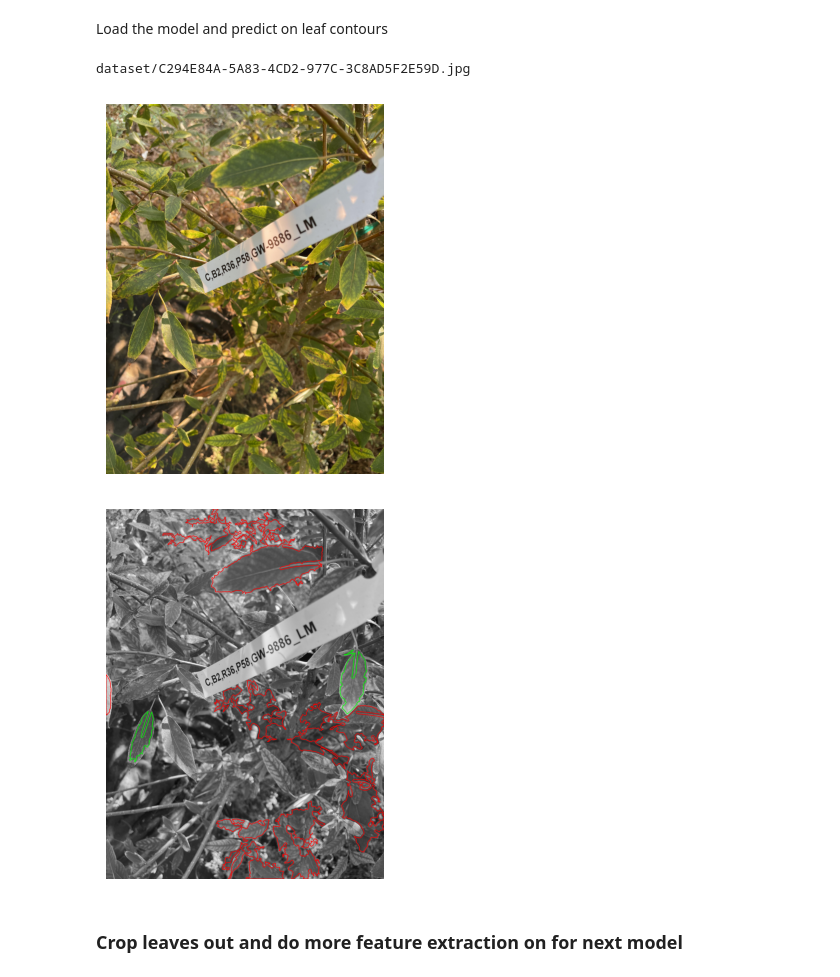
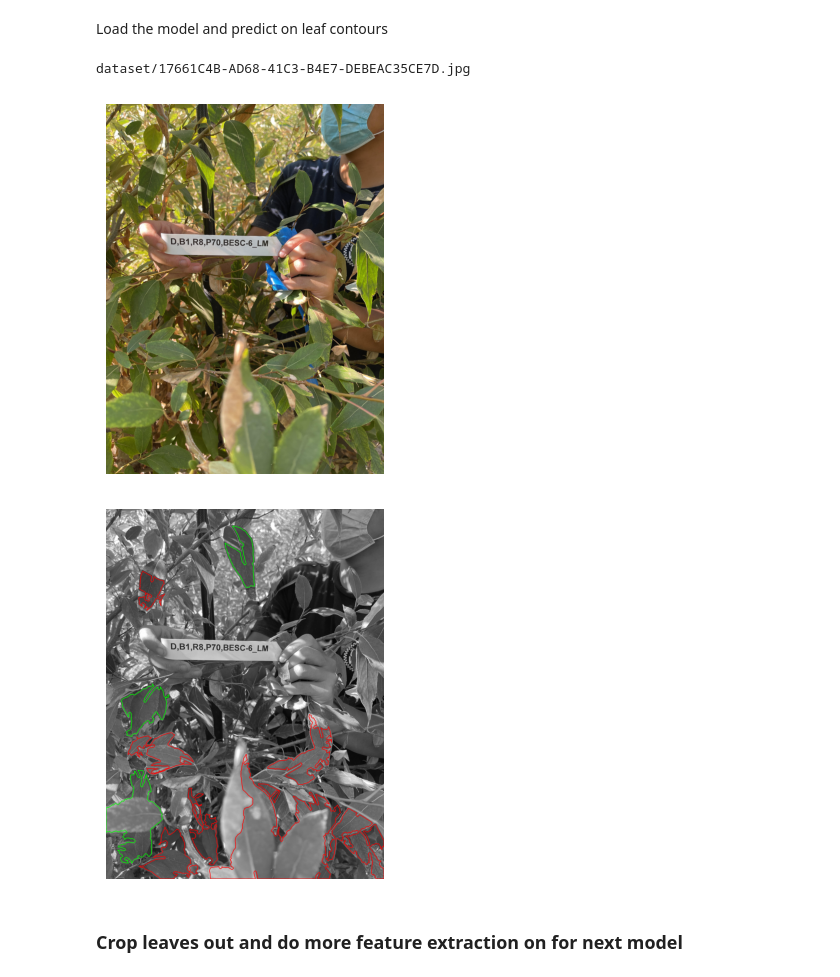
Before and after one commit to vivaansinghvi07/smoky-mountain-data-comp, a Jupyter notebook: step2.ipynb, the cells around one changed output. Drawn from its saved outputs; the diff is of its cells as text; code cells hidden in the pictures.

```diff
--- a/step2.ipynb
+++ b/step2.ipynb
@@ -125,17 +126,16 @@ def draw_contours(contours: list[cv2.Contour], img: cv2.Image, mode: str = "rand
     """ Draw contours onto an image with random colors """
     draw_img = img.copy()
     for contour in contours:
-        match mode:
-            case "random":
-                color = tuple(random.randint(150, 255) for _ in range(3))
-            case "red":
-                color = (0, 0, 255)
-            case "blue":
-                color = (255, 0, 0)
-            case "green":
-                color = (0, 255, 0)
-            case _:
-                raise Exception("Invalid color mode.")
+        if mode == "random":
+            color = tuple(random.randint(150, 255) for _ in range(3))
+        elif mode == "red":
+            color = (0, 0, 255)
+        elif mode == "blue":
+            color = (255, 0, 0)
+        elif mode == "green":
+            color = (0, 255, 0)
+        else:
+            raise Exception("Invalid color mode.")
         draw_img = cv2.drawContours(draw_img, [contour], -1, color, 5)
     return draw_img
 
@@ -323,36 +323,42 @@ Load the model and predict on leaf contours
 # %%
 def load_models() -> tuple[RandomForestClassifier, StandardScaler]:
     with open("leaf_identification/model.pkl", 'rb') as f:
         model = pickle.load(f)
     with open("leaf_identification/scaler.pkl", 'rb') as f:
         scaler = pickle.load(f)
     return (model, scaler)
 
 # passes contours through a filter to see the real leaves
 def find_real_leaf_contours(img: cv2.Image, model: RandomForestClassifier, scaler: StandardScaler) -> list[cv2.Contour]:
     """ Filters contours through a ML model, returns the 'leaf' contours sorted by highest to lowest confidence """
+
+    CONF_THRESHOLD = 0.70
+
+    # get possible contours, extract features, and predict leaf or not
     contours = get_leaf_contours(img)
     features = scaler.transform(pd.DataFrame([*map(get_features, contours)]))
     predictions = model.predict_proba(features)
+
+    # sift through contours and get the leaves that have the highest chance
     real_contours, bad_contours = [], []
     for cntr, [_, prob_true] in zip(contours, predictions):
-        if prob_true > 0.50: real_contours.append([cntr, prob_true])
+        if prob_true > CONF_THRESHOLD: real_contours.append([cntr, prob_true])
         else: bad_contours.append(cntr)
     sorted_real_contours = [i[0] for i in sorted(real_contours, key=lambda x: x[1], reverse=True)]
     return sorted_real_contours, bad_contours
 
 # loads the ML models and image
-MODEL, SCALER = load_models()
-img = get_image('dataset/C294E84A-5A83-4CD2-977C-3C8AD5F2E59D.jpg')
+model, scaler = load_models()
+img = get_image('dataset/17661C4B-AD68-41C3-B4E7-DEBEAC35CE7D.jpg')
 
 # get the contours read and show
-good_contours, bad_contours = find_real_leaf_contours(img, MODEL, SCALER)
+good_contours, bad_contours = find_real_leaf_contours(img, model, scaler)
 drawn_img = draw_contours(good_contours, cv2.cvtColor(grayscale(img), cv2.COLOR_GRAY2BGR), mode="green")
 drawn_img = draw_contours(bad_contours, drawn_img, mode="red")
 imshow(drawn_img)
 # %% [output]
-dataset/C294E84A-5A83-4CD2-977C-3C8AD5F2E59D.jpg
+dataset/17661C4B-AD68-41C3-B4E7-DEBEAC35CE7D.jpg
-[figure, old version]
+[figure, new version]
-[figure, old version]
+[figure, new version]
 # %% [markdown]
 ### Crop leaves out and do more feature extraction on for next model
```
Also changed, not shown: parts of 4 cells of this notebook, 1 other file.
